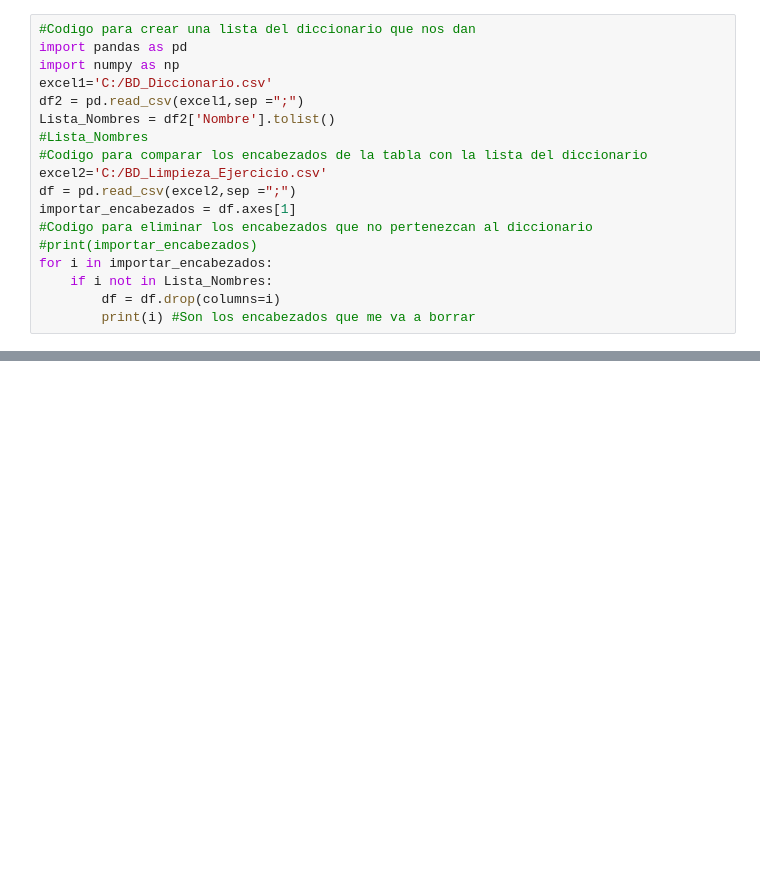
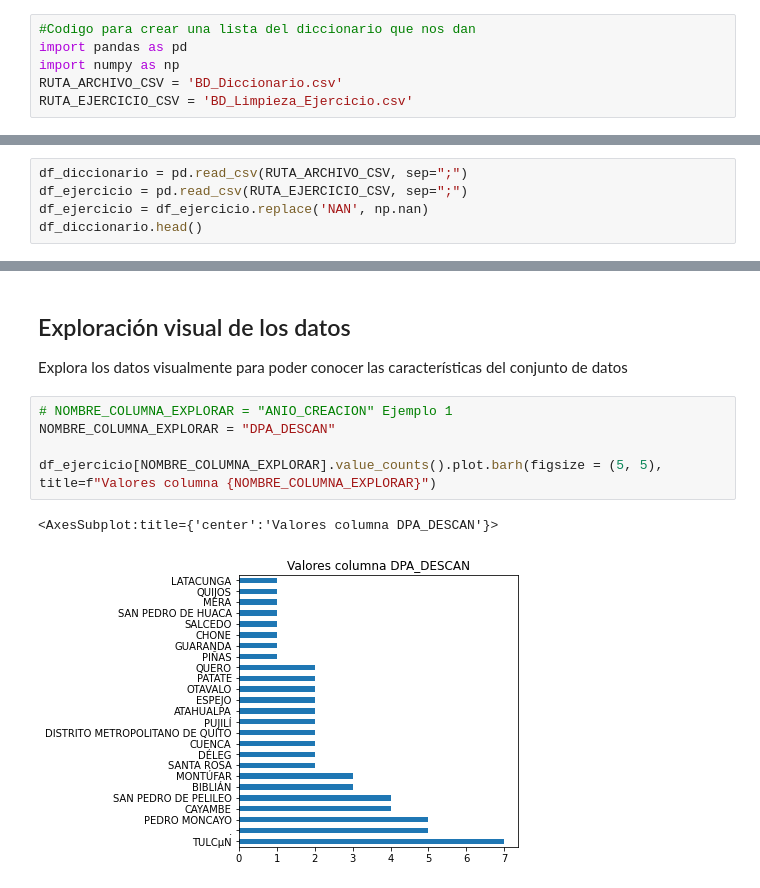
Before and after one commit to KarenParraA/Guia_metodologica, a Jupyter notebook: Limpieza_Datos.ipynb, the cells around one changed output, grey strips where cells are left out. Saved outputs shown, nothing was run; the diff lists cells and outputs as text; blank space fills up the shorter version.

Commit message:
tarea: Mejorar visualmente el resultado

```diff
--- a/Limpieza_Datos.ipynb
+++ b/Limpieza_Datos.ipynb
@@ -2,17 +16,5 @@
 #Codigo para crear una lista del diccionario que nos dan
 import pandas as pd
 import numpy as np
-excel1='C:/BD_Diccionario.csv'
-df2 = pd.read_csv(excel1,sep =";")
-Lista_Nombres = df2['Nombre'].tolist()
-#Lista_Nombres
-#Codigo para comparar los encabezados de la tabla con la lista del diccionario
-excel2='C:/BD_Limpieza_Ejercicio.csv'
-df = pd.read_csv(excel2,sep =";")
-importar_encabezados = df.axes[1]
-#Codigo para eliminar los encabezados que no pertenezcan al diccionario
-#print(importar_encabezados)
-for i in importar_encabezados:
-    if i not in Lista_Nombres:
-        df = df.drop(columns=i)
-        print(i) #Son los encabezados que me va a borrar
+RUTA_ARCHIVO_CSV = 'BD_Diccionario.csv'
+RUTA_EJERCICIO_CSV = 'BD_Limpieza_Ejercicio.csv'
@@ -21,0 +25,5 @@ Unnamed: 15
+# %%
+df_diccionario = pd.read_csv(RUTA_ARCHIVO_CSV, sep=";")
+df_ejercicio = pd.read_csv(RUTA_EJERCICIO_CSV, sep=";")
+df_ejercicio = df_ejercicio.replace('NAN', np.nan)
+df_diccionario.head()
@@ -21,0 +48,11 @@ Unnamed: 15
+# %% [markdown]
+## Exploración visual de los datos
+Explora los datos visualmente para poder conocer las características del conjunto de datos
+# %%
+# NOMBRE_COLUMNA_EXPLORAR = "ANIO_CREACION" Ejemplo 1
+NOMBRE_COLUMNA_EXPLORAR = "DPA_DESCAN"
+
+df_ejercicio[NOMBRE_COLUMNA_EXPLORAR].value_counts().plot.barh(figsize = (5, 5), title=f"Valores columna {NOMBRE_COLUMNA_EXPLORAR}")
+# %% [output]
+<AxesSubplot:title={'center':'Valores columna DPA_DESCAN'}>
+[figure, added]
```
Also changed, not shown: parts of 22 cells of this notebook, 4 other files.
